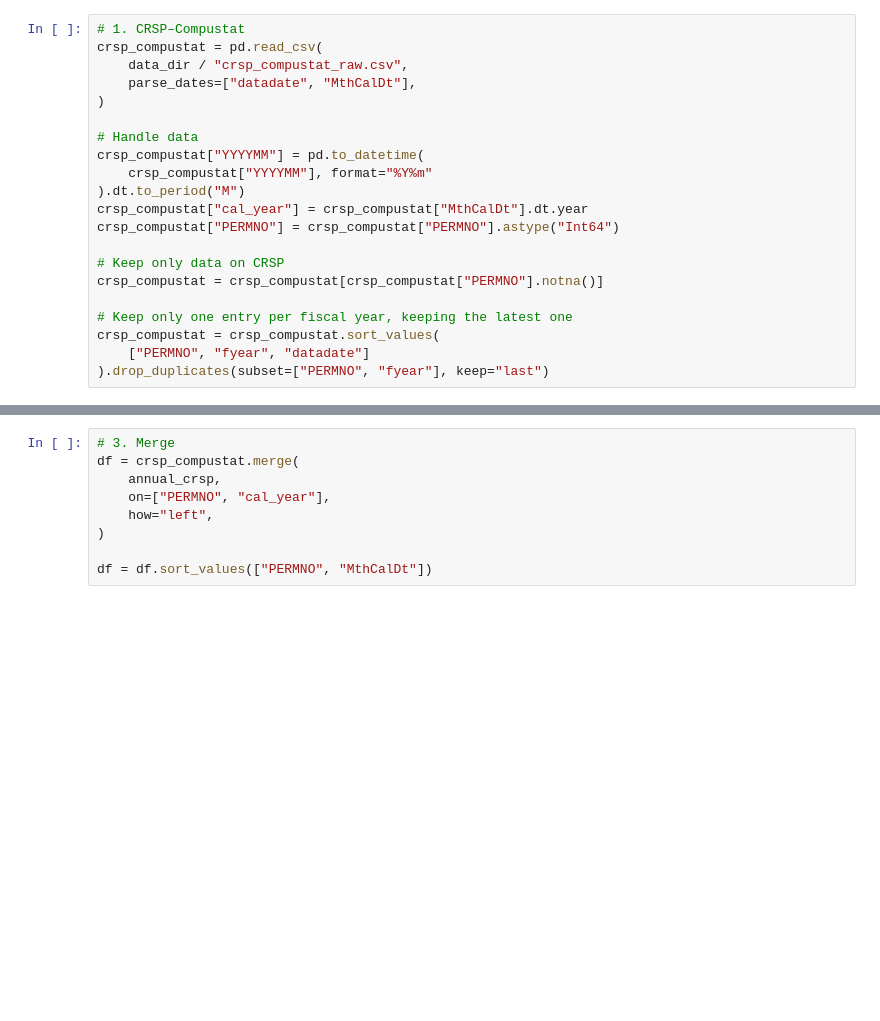
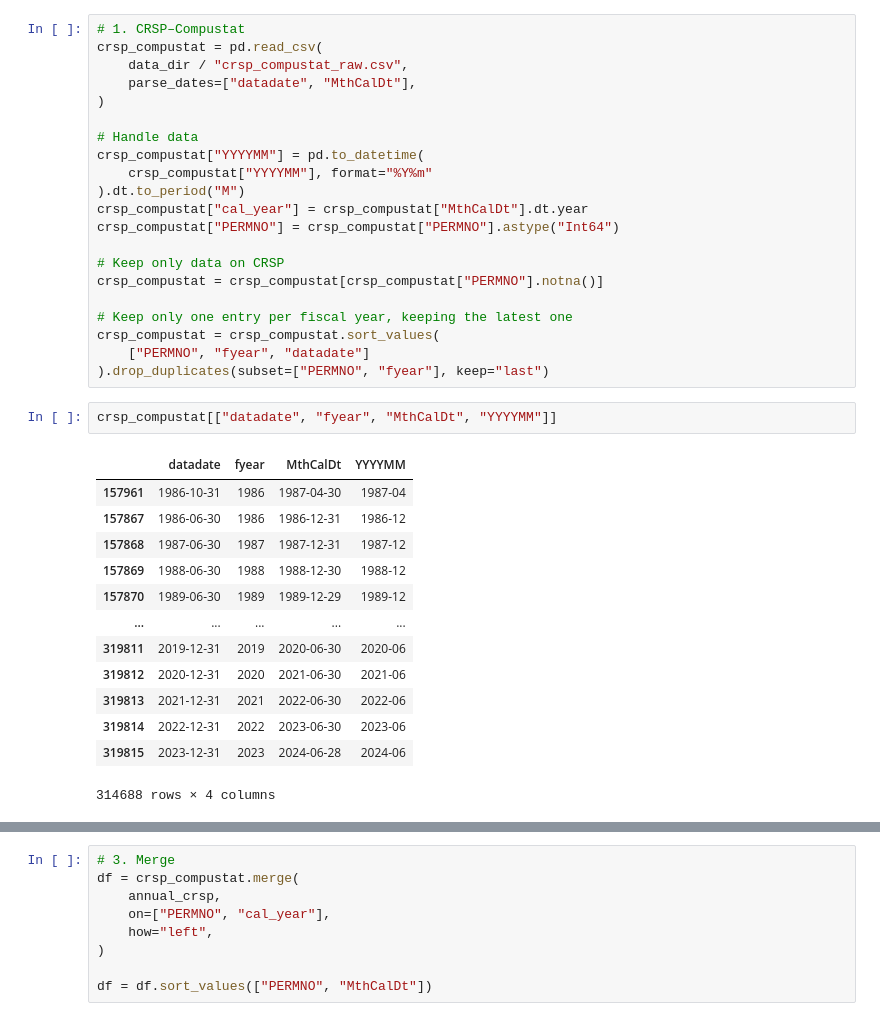
Before and after one commit to christopher-dybdahl/integrated-portfolio-factor-allocation, a Jupyter notebook: notebooks/data_preprocessing.ipynb, the cells around one changed output, grey strips where cells are left out. Saved outputs shown, nothing was run; the diff lists cells and outputs as text; blank space fills up the shorter version.

```diff
--- a/notebooks/data_preprocessing.ipynb
+++ b/notebooks/data_preprocessing.ipynb
@@ -31,6 +31,22 @@ crsp_compustat = crsp_compustat[crsp_compustat["PERMNO"].notna()]
 crsp_compustat = crsp_compustat.sort_values(
     ["PERMNO", "fyear", "datadate"]
 ).drop_duplicates(subset=["PERMNO", "fyear"], keep="last")
+# %%
+crsp_compustat[["datadate", "fyear", "MthCalDt", "YYYYMM"]]
+# %% [output]
+|  | datadate | fyear | MthCalDt | YYYYMM |
+| 157961 | 1986-10-31 | 1986 | 1987-04-30 | 1987-04 |
+| 157867 | 1986-06-30 | 1986 | 1986-12-31 | 1986-12 |
+| 157868 | 1987-06-30 | 1987 | 1987-12-31 | 1987-12 |
+| 157869 | 1988-06-30 | 1988 | 1988-12-30 | 1988-12 |
+| 157870 | 1989-06-30 | 1989 | 1989-12-29 | 1989-12 |
+| ... | ... | ... | ... | ... |
+| 319811 | 2019-12-31 | 2019 | 2020-06-30 | 2020-06 |
+| 319812 | 2020-12-31 | 2020 | 2021-06-30 | 2021-06 |
+| 319813 | 2021-12-31 | 2021 | 2022-06-30 | 2022-06 |
+| 319814 | 2022-12-31 | 2022 | 2023-06-30 | 2023-06 |
+| 319815 | 2023-12-31 | 2023 | 2024-06-28 | 2024-06 |
+314688 rows × 4 columns
 # %%
 # 2. CRSP
 crsp = pd.read_csv(
```
Also changed, not shown: parts of 6 cells of this notebook.
